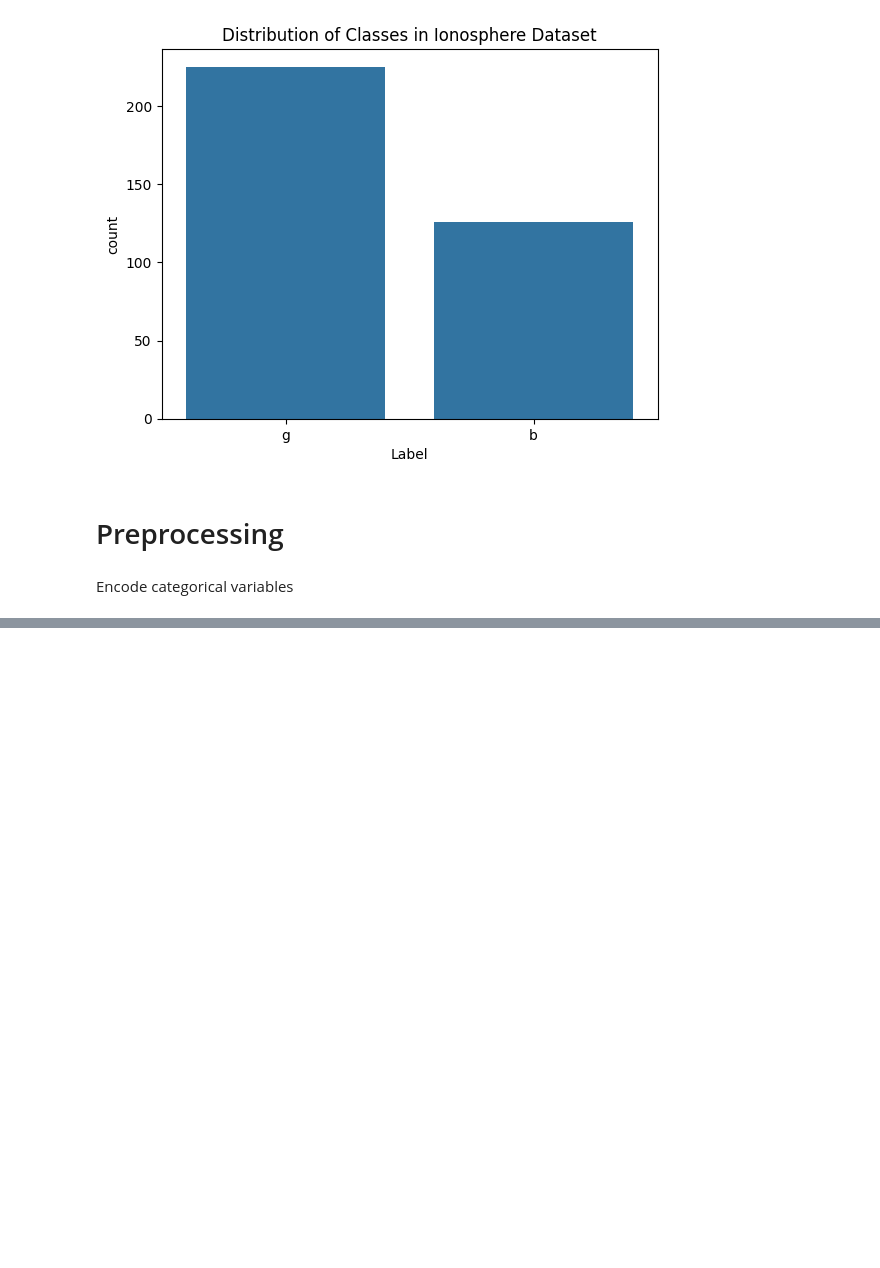
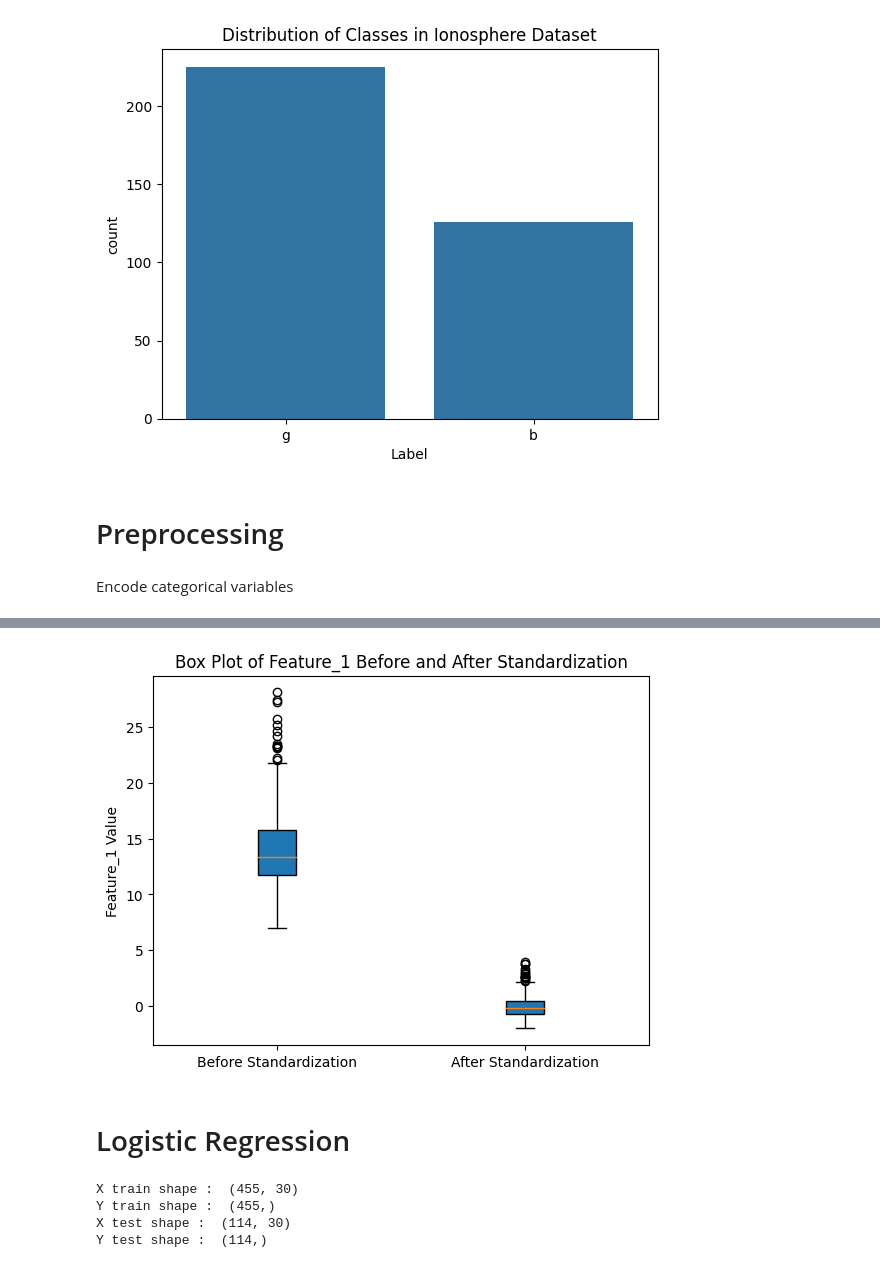
Before and after one commit to negjafari/logistic-regression, a Jupyter notebook: logistic_regression.ipynb, the cells around one changed output, grey strips where cells are left out. Drawn from its saved outputs; the diff is of its cells as text; code cells hidden in the pictures; blank space fills up the shorter version.

Commit message:
data analysis and logistic regression

```diff
--- a/logistic_regression.ipynb
+++ b/logistic_regression.ipynb
@@ -109,0 +172,13 @@ df2['Label'] = df2['Label'].map({'g': 1, 'b': 0})
+# %%
+# Data for plotting
+data_to_plot = [df1_original[feature], df1[feature]]
+
+# Creating the box plot
+plt.boxplot(data_to_plot, patch_artist=True, labels=['Before', 'After'])
+
+plt.title(f'Box Plot of {feature} Before and After Standardization')
+plt.ylabel(f'{feature} Value')
+plt.xticks([1, 2], ['Before Standardization', 'After Standardization'])
+plt.show()
+# %% [output]
+[figure, added]
@@ -109,0 +195,2 @@ df2['Label'] = df2['Label'].map({'g': 1, 'b': 0})
+# %% [markdown]
+# Logistic Regression
@@ -109,0 +227,10 @@ df2['Label'] = df2['Label'].map({'g': 1, 'b': 0})
+# %%
+print('X train shape : ', X_train.shape)
+print('Y train shape : ', y_train.shape)
+print('X test shape : ', X_test.shape)
+print('Y test shape : ', y_test.shape)
+# %% [output]
+X train shape :  (455, 30)
+Y train shape :  (455,)
+X test shape :  (114, 30)
+Y test shape :  (114,)
```
Also changed, not shown: parts of 15 cells of this notebook, 1 other file.
